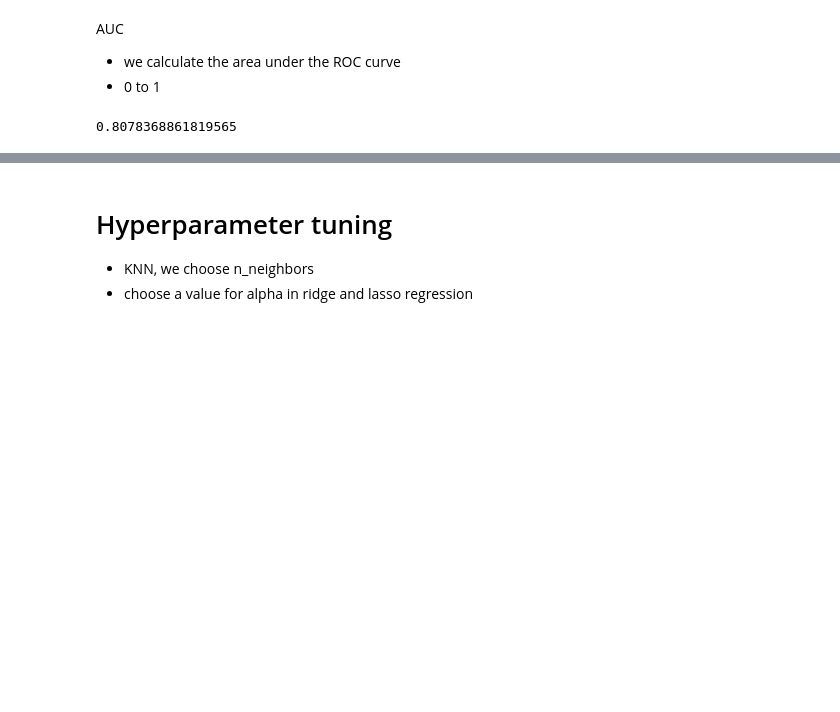
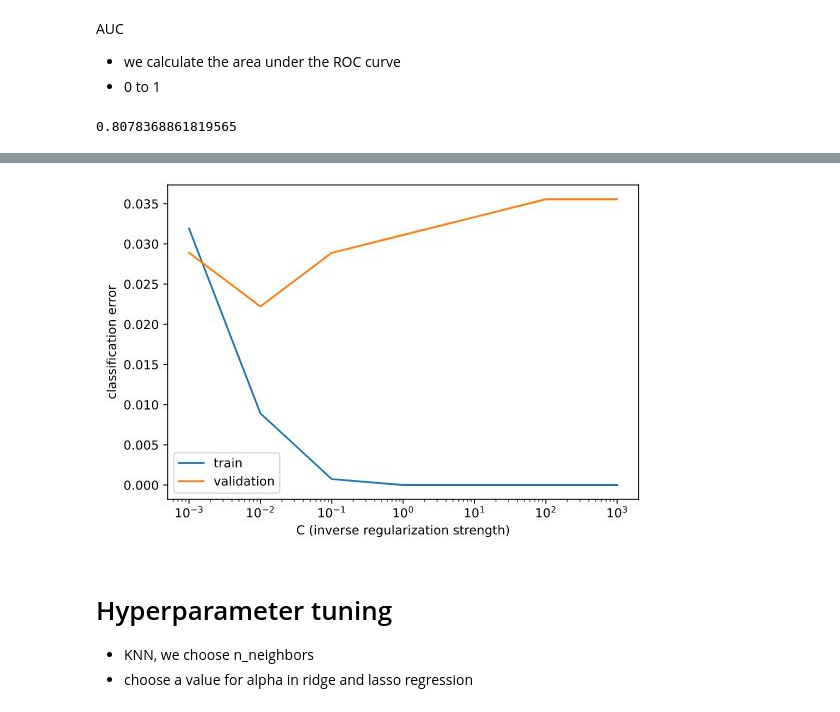
Before and after one commit to magannamazur/Codewars, a Jupyter notebook: DataCamp/a_supervised.ipynb, the cells around one changed output, grey strips where cells are left out. Saved outputs shown, nothing was run; the diff lists cells and outputs as text; code cells hidden in the pictures; blank space fills up the shorter version.

```diff
--- a/DataCamp/a_supervised.ipynb
+++ b/DataCamp/a_supervised.ipynb
@@ -293,3 +366,10 @@ roc_auc_score(y_test, pred_probability[:,1])
+# %%
+from PIL import Image
+from IPython.display import display
+img = Image. open('regularization.jpg')
+display(img)
+# %% [output]
+[figure, added]
 # %% [markdown]
 # Hyperparameter tuning
 - KNN, we choose n_neighbors
```
Also changed, not shown: parts of 42 cells of this notebook, 7 other files.
